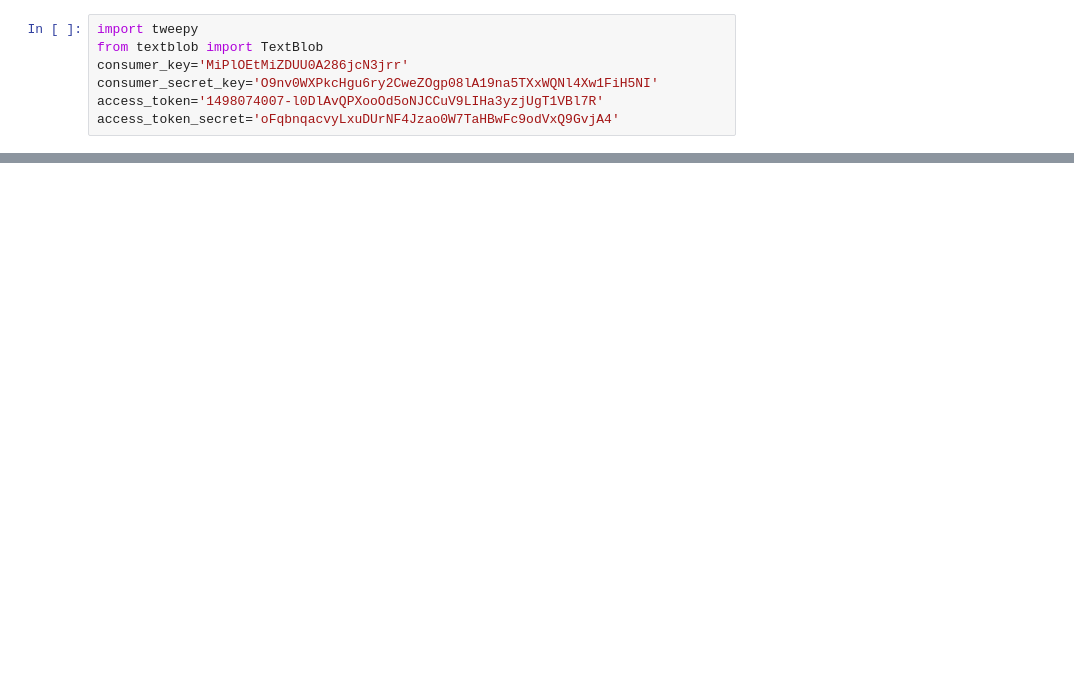
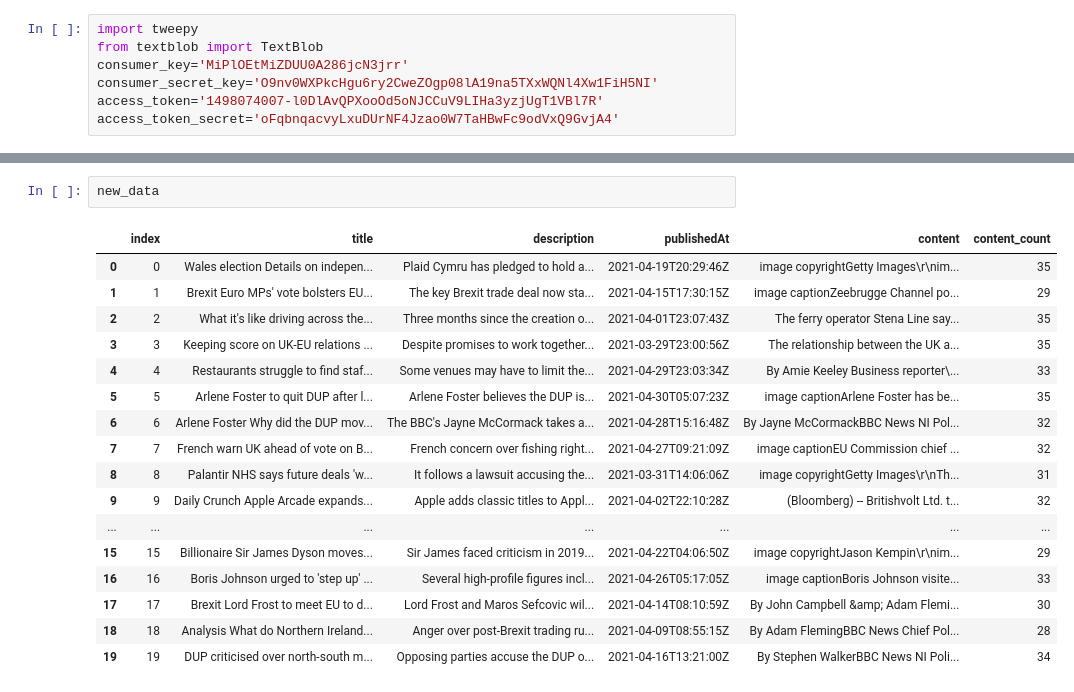
Before and after one commit to ishancoderr/3D_modeling, a Jupyter notebook: tweety01.ipynb, the cells around one changed output, grey strips where cells are left out. Drawn from its saved outputs; the diff is of its cells as text; blank space fills up the shorter version.

```diff
--- a/tweety01.ipynb
+++ b/tweety01.ipynb
@@ -37,0 +216,20 @@ Brexit: Welche Rolle hat die Zivilgesellschaft gespielt? Beiträge: @debrige_ber
+# %%
+new_data
+# %% [output]
+|  | index | title | description | publishedAt | content | content_count |
+| 0 | 0 | Wales election Details on indepen... | Plaid Cymru has pledged to hold a... | 2021-04-19T20:29:46Z | image copyrightGetty Images\r\nim... | 35 |
+| 1 | 1 | Brexit Euro MPs' vote bolsters EU... | The key Brexit trade deal now sta... | 2021-04-15T17:30:15Z | image captionZeebrugge Channel po... | 29 |
+| 2 | 2 | What it's like driving across the... | Three months since the creation o... | 2021-04-01T23:07:43Z | The ferry operator Stena Line say... | 35 |
+| 3 | 3 | Keeping score on UK-EU relations ... | Despite promises to work together... | 2021-03-29T23:00:56Z | The relationship between the UK a... | 35 |
+| 4 | 4 | Restaurants struggle to find staf... | Some venues may have to limit the... | 2021-04-29T23:03:34Z | By Amie Keeley Business reporter\... | 33 |
+| 5 | 5 | Arlene Foster to quit DUP after l... | Arlene Foster believes the DUP is... | 2021-04-30T05:07:23Z | image captionArlene Foster has be... | 35 |
+| 6 | 6 | Arlene Foster Why did the DUP mov... | The BBC's Jayne McCormack takes a... | 2021-04-28T15:16:48Z | By Jayne McCormackBBC News NI Pol... | 32 |
+| 7 | 7 | French warn UK ahead of vote on B... | French concern over fishing right... | 2021-04-27T09:21:09Z | image captionEU Commission chief ... | 32 |
+| 8 | 8 | Palantir NHS says future deals 'w... | It follows a lawsuit accusing the... | 2021-03-31T14:06:06Z | image copyrightGetty Images\r\nTh... | 31 |
+| 9 | 9 | Daily Crunch Apple Arcade expands... | Apple adds classic titles to Appl... | 2021-04-02T22:10:28Z | (Bloomberg) -- Britishvolt Ltd. t... | 32 |
+| ... | ... | ... | ... | ... | ... | ... |
+| 15 | 15 | Billionaire Sir James Dyson moves... | Sir James faced criticism in 2019... | 2021-04-22T04:06:50Z | image copyrightJason Kempin\r\nim... | 29 |
+| 16 | 16 | Boris Johnson urged to 'step up' ... | Several high-profile figures incl... | 2021-04-26T05:17:05Z | image captionBoris Johnson visite... | 33 |
+| 17 | 17 | Brexit Lord Frost to meet EU to d... | Lord Frost and Maros Sefcovic wil... | 2021-04-14T08:10:59Z | By John Campbell &amp; Adam Flemi... | 30 |
+| 18 | 18 | Analysis What do Northern Ireland... | Anger over post-Brexit trading ru... | 2021-04-09T08:55:15Z | By Adam FlemingBBC News Chief Pol... | 28 |
+| 19 | 19 | DUP criticised over north-south m... | Opposing parties accuse the DUP o... | 2021-04-16T13:21:00Z | By Stephen WalkerBBC News NI Poli... | 34 |
```
Also changed, not shown: parts of 24 cells of this notebook.
